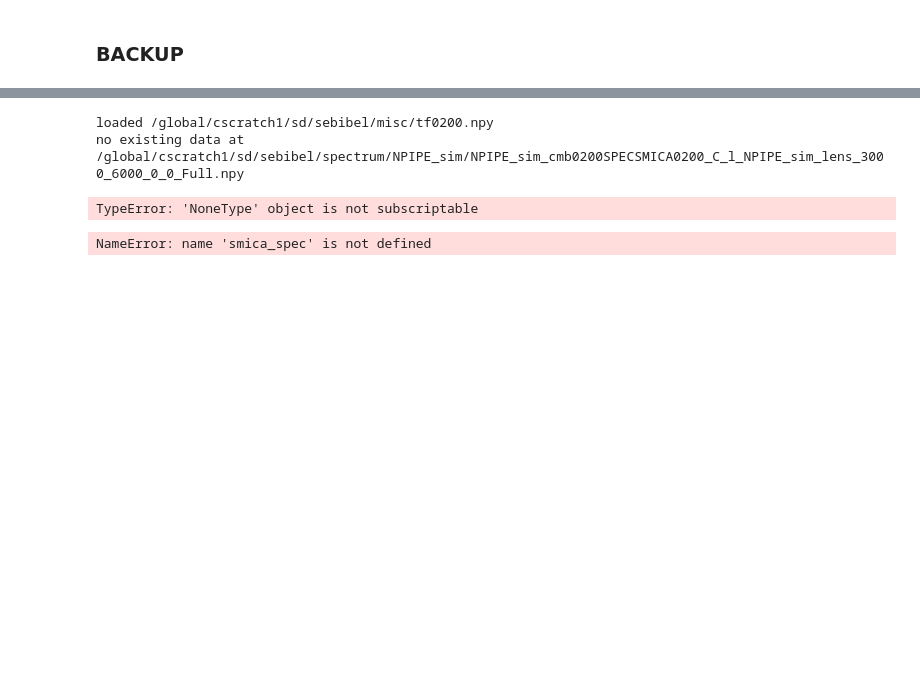
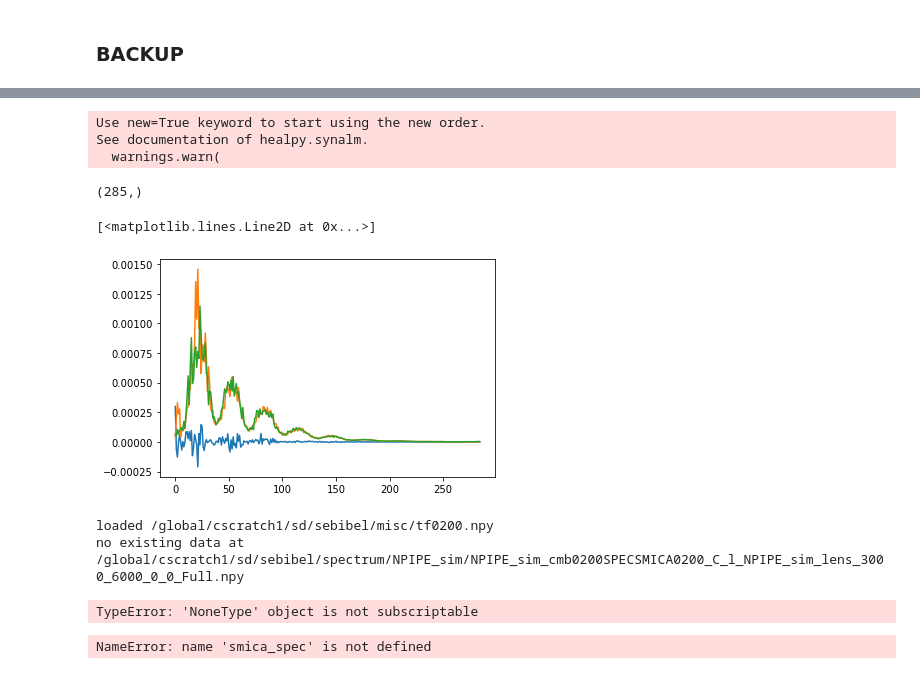
Before and after one commit to Sebastian-Belkner/component_separation, a Jupyter notebook: component_separation/latest_results.ipynb, the cells around one changed output, grey strips where cells are left out. Drawn from its saved outputs; the diff is of its cells as text; code cells hidden in the pictures; blank space fills up the shorter version.

```diff
--- a/component_separation/latest_results.ipynb
+++ b/component_separation/latest_results.ipynb
@@ -159,3 +164,23 @@ zzzzzzzzzzzzzz
+# %%
+cmb_in_alm = hp.synalm(bin_it(cmb_in['143-143']['EE'], bins=bins))
+smica_alm = hp.synalm(smica_spec)
+# smica_alm = hp.synalm(np.random.random(size=285))*0.012
+crsspec1 = hp.alm2cl(cmb_in_alm, alms2=smica_alm)
+crsspec2 = hp.alm2cl(cmb_in_alm, alms2=cmb_in_alm)
+crsspec3 = hp.alm2cl(smica_alm, alms2=smica_alm)
+# %% [output]
+Use new=True keyword to start using the new order.
+See documentation of healpy.synalm.
+  warnings.warn(
+# %%
+print(crsspec.shape)
+plt.plot(crsspec)
+plt.plot(crsspec2)
+plt.plot(crsspec3)
+# %% [output]
+(285,)
+[<matplotlib.lines.Line2D at 0x...>]
+[figure, added]
 # %%
 tf = io.load_data(cf[mch]['outdir_misc_ap']+"tf0200.npy")
 pixwin = hp.sphtfunc.pixwin(2048, pol=True, lmax=1800)
```
Also changed, not shown: parts of 7 cells of this notebook.
